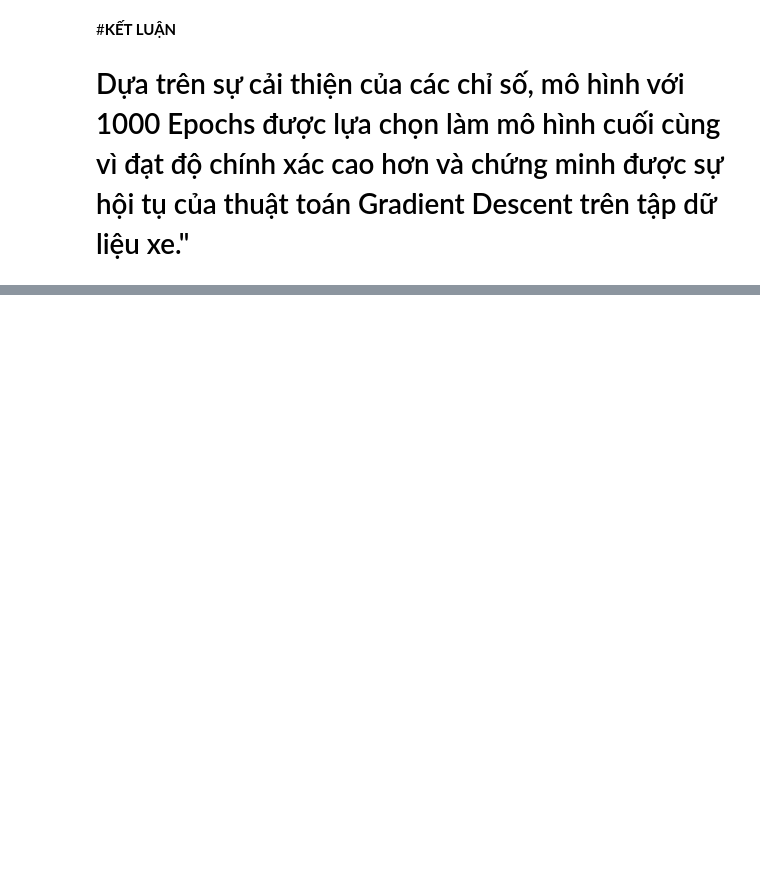
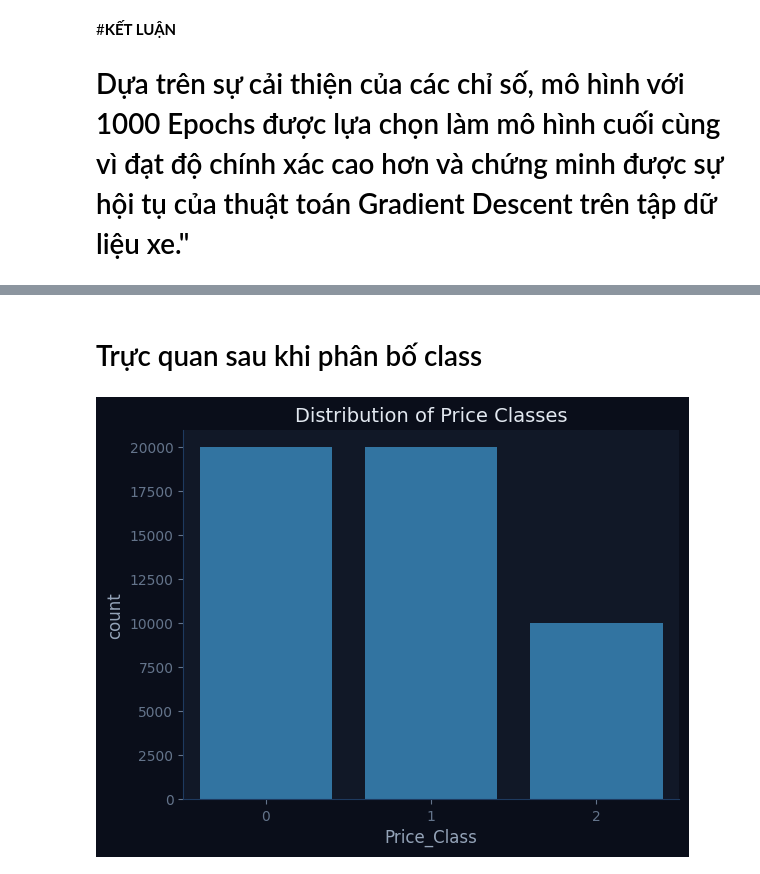
Before and after one commit to hoangchaulanbao/HocmayNC, a Jupyter notebook: btcn.ipynb, the cells around one changed output, grey strips where cells are left out. Saved outputs shown, nothing was run; the diff lists cells and outputs as text; code cells hidden in the pictures; blank space fills up the shorter version.

```diff
--- a/btcn.ipynb
+++ b/btcn.ipynb
@@ -1269,0 +1360,10 @@ RMSE giảm mạnh hơn (từ 8465 xuống 8148):
+# %%
+def price_to_class(price):
+    if price < q1:
+        return 0   # Low
+    elif price < q2:
+        return 1   # Medium
+    else:
+        return 2   # High
+
+df['Price_Class'] = df['Price'].apply(price_to_class)
@@ -1269,0 +1386,11 @@ RMSE giảm mạnh hơn (từ 8465 xuống 8148):
+# %% [markdown]
+# Trực quan sau khi phân bố class
+# %%
+import seaborn as sns
+import matplotlib.pyplot as plt
+
+sns.countplot(x=df['Price_Class'])
+plt.title("Distribution of Price Classes")
+plt.show()
+# %% [output]
+[figure, added]
```
Also changed, not shown: parts of 31 cells of this notebook.
